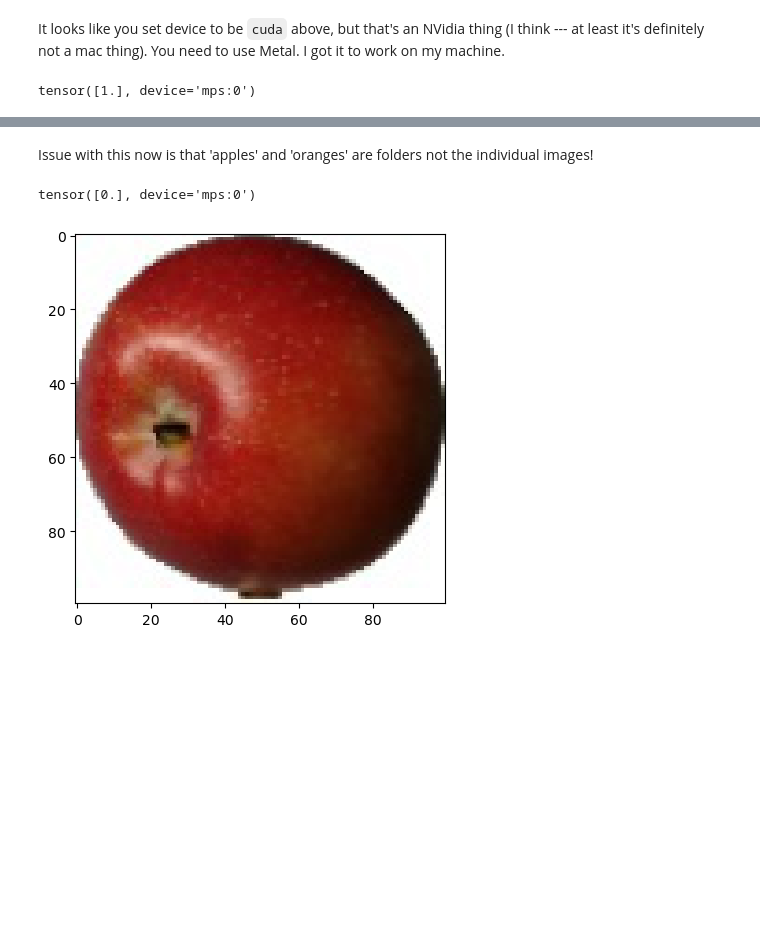
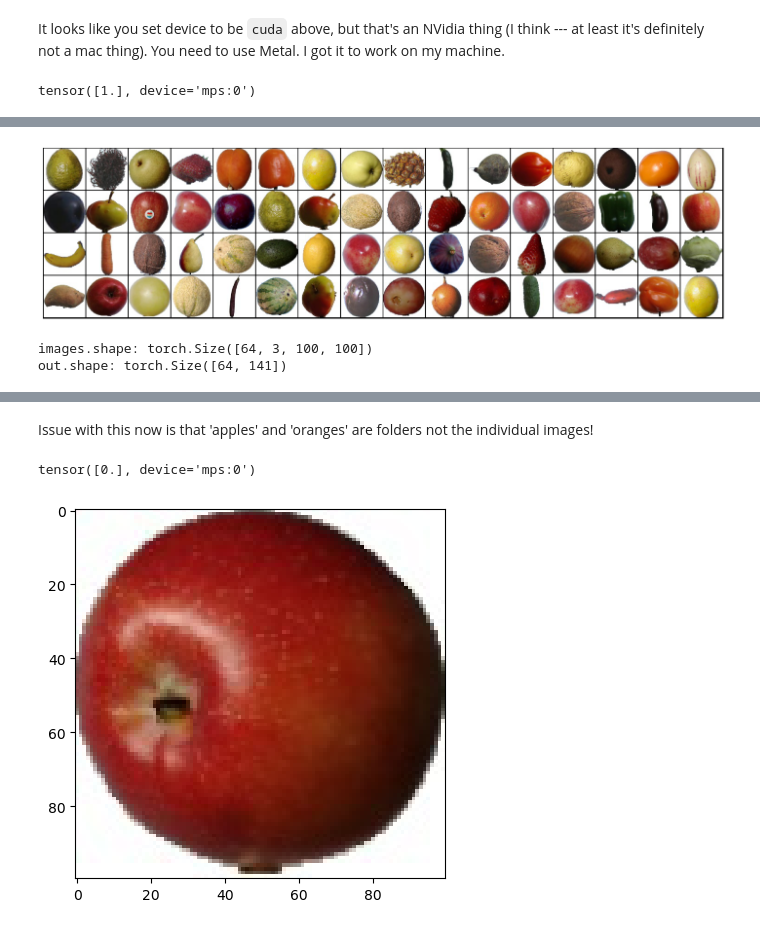
Before and after one commit to bsalisbury1/Projects, a Jupyter notebook: ImageClassification/PyTorch/pytorch_fruits.ipynb, the cells around one changed output, grey strips where cells are left out. Drawn from its saved outputs; the diff is of its cells as text; code cells hidden in the pictures; blank space fills up the shorter version.

```diff
--- a/ImageClassification/PyTorch/pytorch_fruits.ipynb
+++ b/ImageClassification/PyTorch/pytorch_fruits.ipynb
@@ -43,0 +105,13 @@ PosixPath('/Users/trobacker/ml_projects/Projects/ImageClassification/data/fruits
+# %%
+batch_size = 64
+train_loader = DataLoader(train_ds, batch_size, shuffle=True, num_workers=4, pin_memory=True)
+val_loader = DataLoader(val_ds, batch_size*2, num_workers=4, pin_memory=True)
+test_loader = DataLoader(test, batch_size*2, num_workers=4, pin_memory=True)
+# %%
+for images, labels in train_loader:
+    fig, ax = plt.subplots(figsize=(18,10))
+    ax.set_xticks([]); ax.set_yticks([])
+    ax.imshow(make_grid(images, nrow=16).permute(1, 2, 0))
+    break
+# %% [output]
+[figure, added]
@@ -43,0 +207,10 @@ PosixPath('/Users/trobacker/ml_projects/Projects/ImageClassification/data/fruits
+# %%
+for images, labels in train_loader:
+    print('images.shape:', images.shape)
+    out = model(images)
+    print('out.shape:', out.shape)
+    #print('out[0]:', out[0])
+    break
+# %% [output]
+images.shape: torch.Size([64, 3, 100, 100])
+out.shape: torch.Size([64, 141])
```
Also changed, not shown: parts of 22 cells of this notebook.
